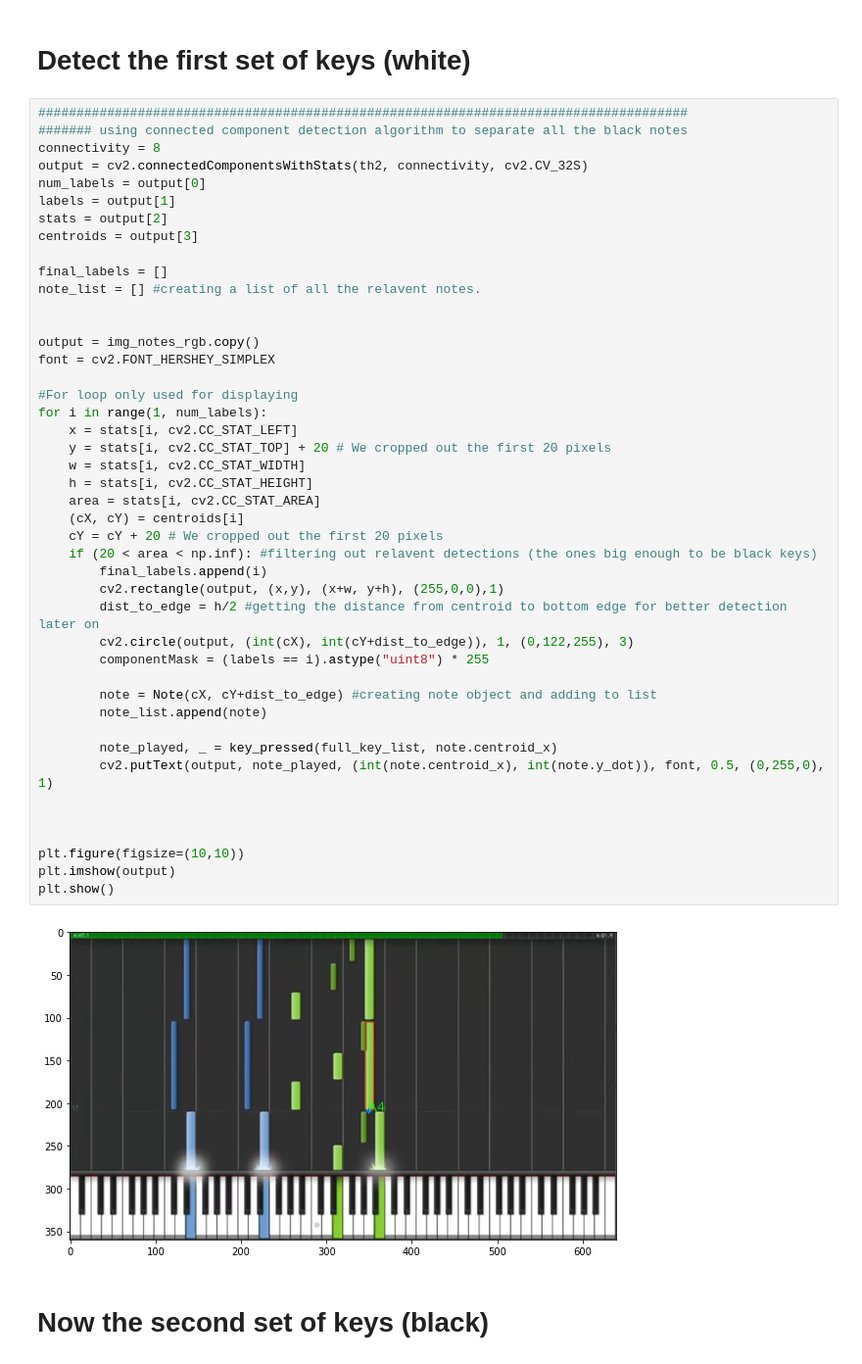
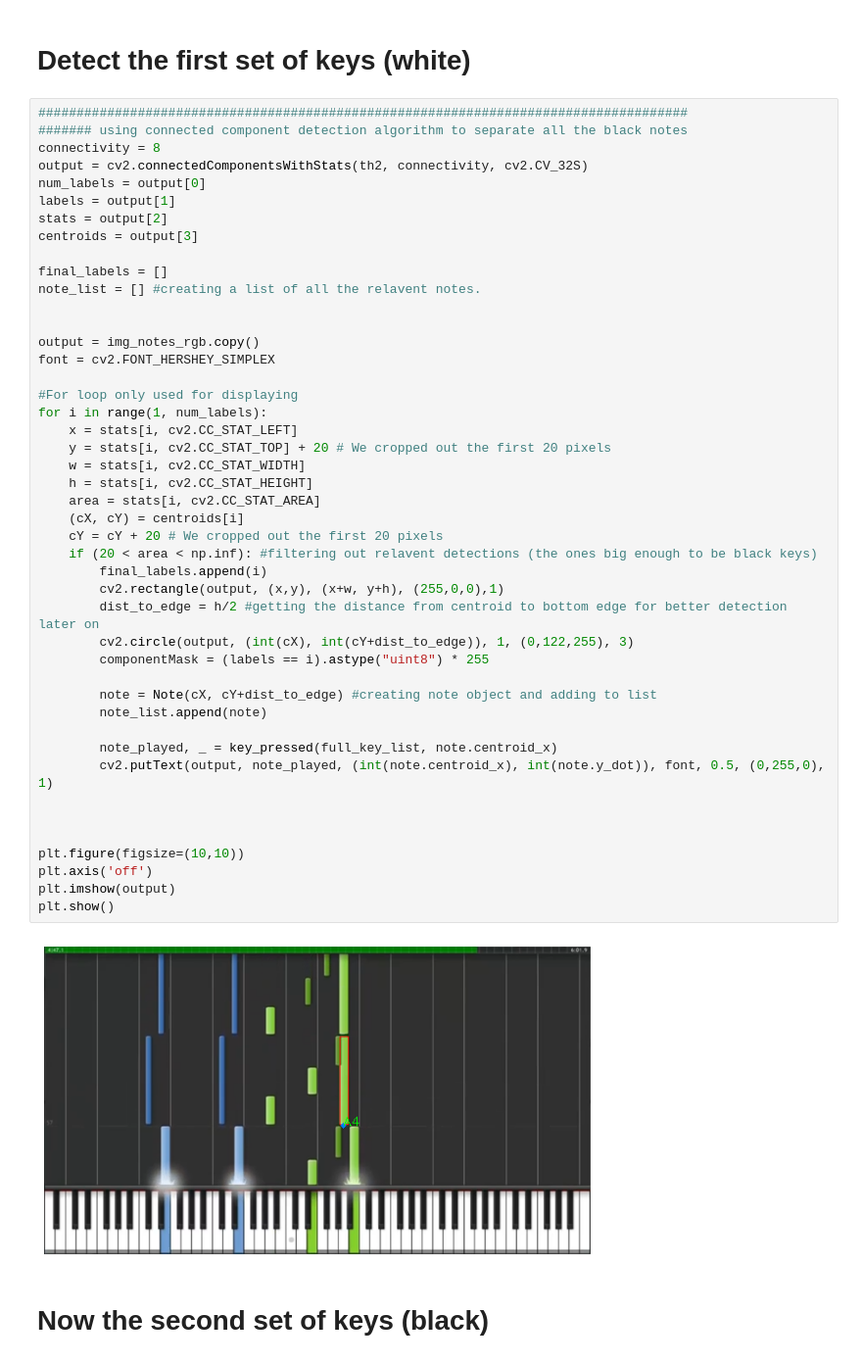
Before and after one commit to cooldecola/piano2sheet, a Jupyter notebook: src/testing/brian/brian's testing corner.ipynb, the cells around one changed output. Shown at 98% size. Saved outputs shown, nothing was run; the diff lists cells and outputs as text.

Commit message:
update an image

```diff
--- a/src/testing/brian/brian's testing corner.ipynb
+++ b/src/testing/brian/brian's testing corner.ipynb
@@ -727,34 +727,35 @@ output = img_notes_rgb.copy()
 font = cv2.FONT_HERSHEY_SIMPLEX
 
 #For loop only used for displaying
 for i in range(1, num_labels):
     x = stats[i, cv2.CC_STAT_LEFT]
     y = stats[i, cv2.CC_STAT_TOP] + 20 # We cropped out the first 20 pixels
     w = stats[i, cv2.CC_STAT_WIDTH]
     h = stats[i, cv2.CC_STAT_HEIGHT]
     area = stats[i, cv2.CC_STAT_AREA]
     (cX, cY) = centroids[i]
     cY = cY + 20 # We cropped out the first 20 pixels
     if (20 < area < np.inf): #filtering out relavent detections (the ones big enough to be black keys)
         final_labels.append(i)
         cv2.rectangle(output, (x,y), (x+w, y+h), (255,0,0),1)
         dist_to_edge = h/2 #getting the distance from centroid to bottom edge for better detection later on
         cv2.circle(output, (int(cX), int(cY+dist_to_edge)), 1, (0,122,255), 3)
         componentMask = (labels == i).astype("uint8") * 255
 
         note = Note(cX, cY+dist_to_edge) #creating note object and adding to list
         note_list.append(note)
 
         note_played, _ = key_pressed(full_key_list, note.centroid_x)
         cv2.putText(output, note_played, (int(note.centroid_x), int(note.y_dot)), font, 0.5, (0,255,0), 1)
 
 
 
 plt.figure(figsize=(10,10))
+plt.axis('off')
 plt.imshow(output)
 plt.show()
 # %% [output]
-[figure, old version]
+[figure, new version]
 # %% [markdown]
 # Now the second set of keys (black)
 # %%
```
Also changed, not shown: 1 other file.
